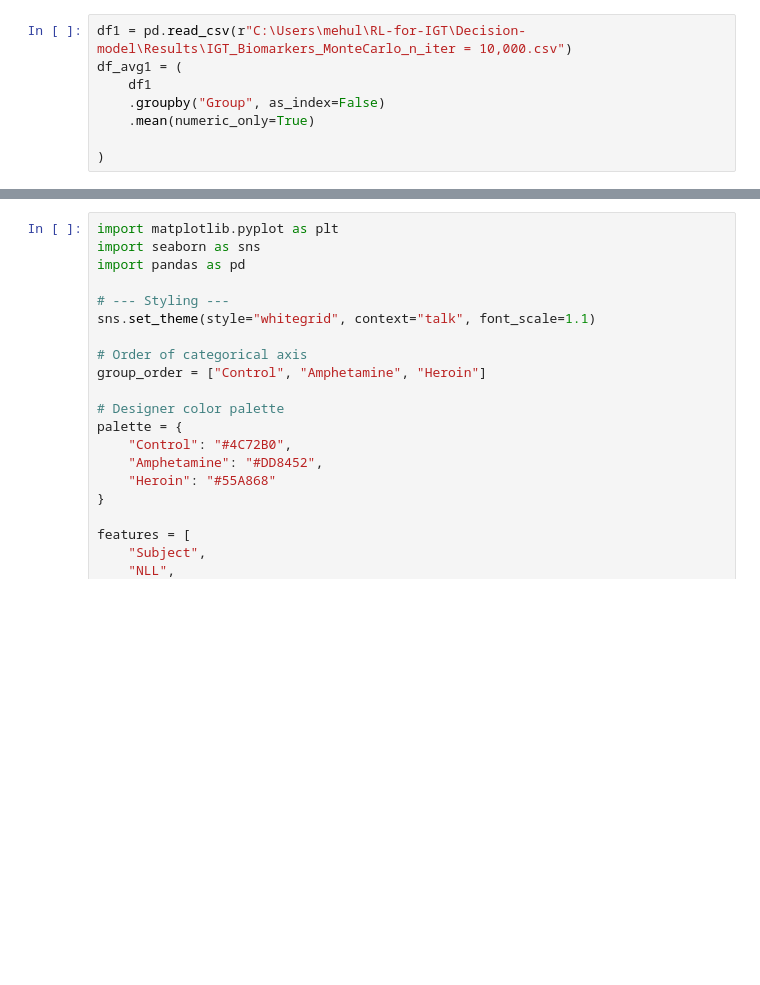
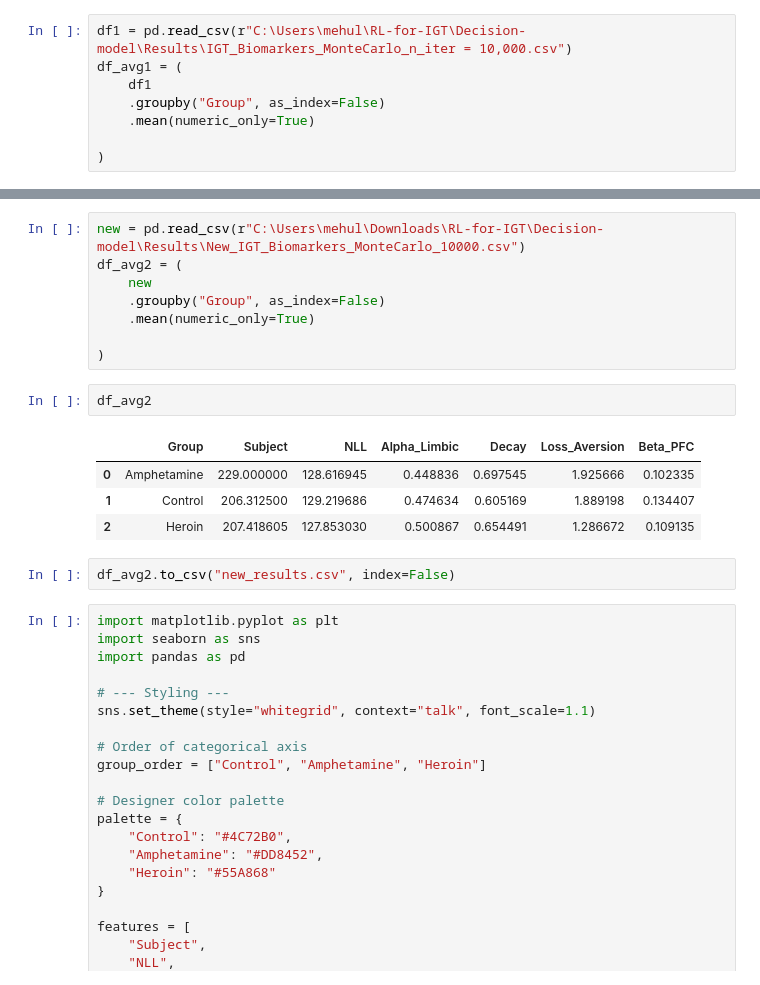
Before and after one commit to Mehul1729/RL-for-IGT, a Jupyter notebook: Decision-model/data_analysis.ipynb, the cells around one changed output, grey strips where cells are left out. Drawn from its saved outputs; the diff is of its cells as text; blank space fills up the shorter version.

Commit message:
New Monte Carlo Sweep with less beta_pfc fitted

```diff
--- a/Decision-model/data_analysis.ipynb
+++ b/Decision-model/data_analysis.ipynb
@@ -25,6 +25,23 @@ df_avg1
 | 0 | Amphetamine | 229.000000 | 129.930230 | 0.263765 | 0.652650 | 1.169505 | 16.614360 | 5.231774 | ... |
 | 1 | Control | 206.312500 | 130.080958 | 0.258792 | 0.630433 | 1.282532 | 16.835781 | 4.960626 | ... |
 | 2 | Heroin | 207.418605 | 127.807950 | 0.283315 | 0.656150 | 0.580490 | 15.719843 | 4.399335 | ... |
+# %%
+new = pd.read_csv(r"C:\Users\mehul\Downloads\RL-for-IGT\Decision-model\Results\New_IGT_Biomarkers_MonteCarlo_10000.csv")
+df_avg2 = (
+    new
+    .groupby("Group", as_index=False)
+    .mean(numeric_only=True)
+
+)
+# %%
+df_avg2
+# %% [output]
+|  | Group | Subject | NLL | Alpha_Limbic | Decay | Loss_Aversion | Beta_PFC |
+| 0 | Amphetamine | 229.000000 | 128.616945 | 0.448836 | 0.697545 | 1.925666 | 0.102335 |
+| 1 | Control | 206.312500 | 129.219686 | 0.474634 | 0.605169 | 1.889198 | 0.134407 |
+| 2 | Heroin | 207.418605 | 127.853030 | 0.500867 | 0.654491 | 1.286672 | 0.109135 |
+# %%
+df_avg2.to_csv("new_results.csv", index=False)
 # %%
 import matplotlib.pyplot as plt
 import seaborn as sns
```
Also changed, not shown: parts of 2 cells of this notebook, 7 other files.
